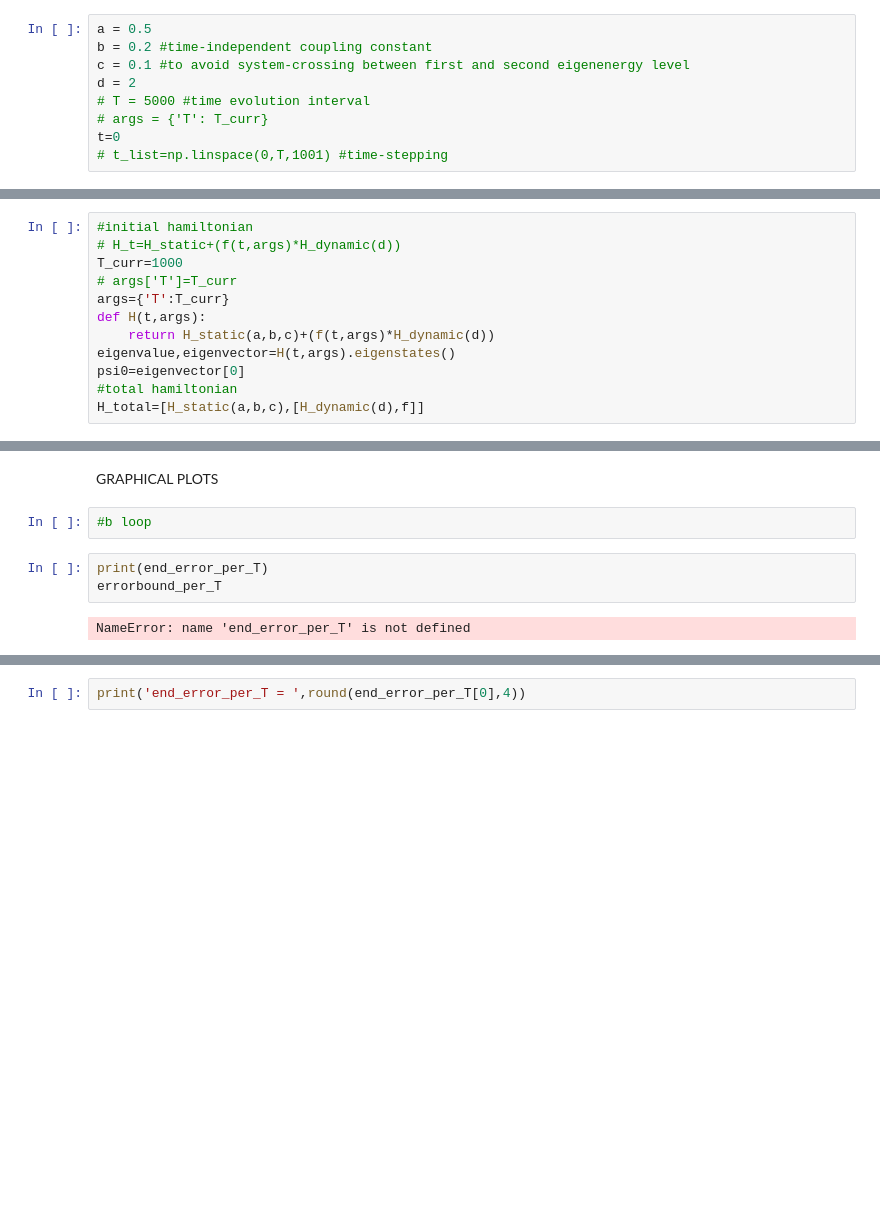
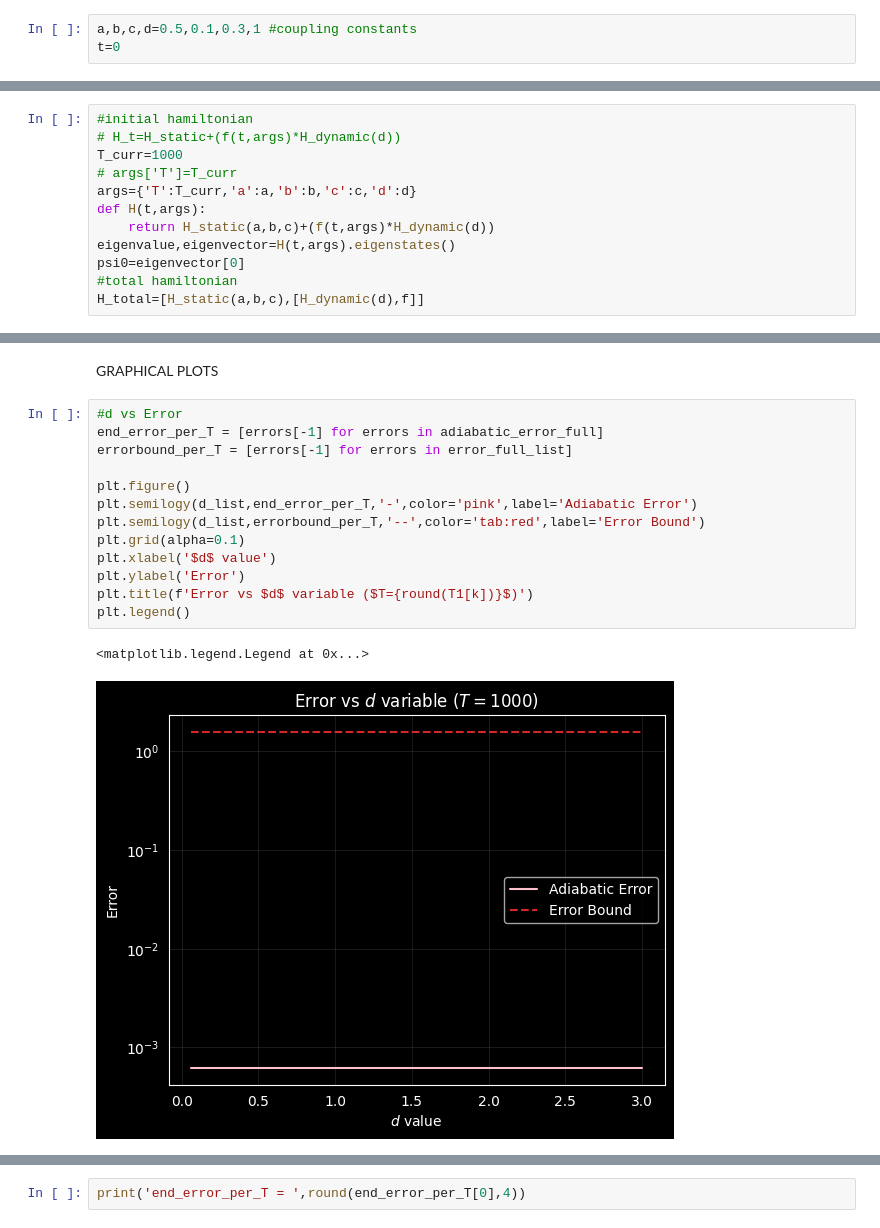
Before and after one commit to Usernotfoundoops/Adibatic_Quantum_Computing, a Jupyter notebook: Adiabatic Theorem Implementation (Muti.T) [t fix].ipynb, the cells around one changed output, grey strips where cells are left out. Saved outputs shown, nothing was run; the diff lists cells and outputs as text; blank space fills up the shorter version.

Commit message:
With variable d included to check the error dependence based on the highest energy level

```diff
--- a/Adiabatic Theorem Implementation (Muti.T) [t fix].ipynb
+++ b/Adiabatic Theorem Implementation (Muti.T) [t fix].ipynb
@@ -15,14 +13,8 @@ def f(t,args):
     T = args['T']
     return t/T #np.sin(np.pi * t / (2 * T))**2 #t/T
 # %%
-a = 0.5
-b = 0.2 #time-independent coupling constant
-c = 0.1 #to avoid system-crossing between first and second eigenenergy level
-d = 2
-# T = 5000 #time evolution interval
-# args = {'T': T_curr}
+a,b,c,d=0.5,0.1,0.3,1 #coupling constants
 t=0
-# t_list=np.linspace(0,T,1001) #time-stepping
 # %%
 #Static and Dynamic Hamiltonian
 def H_static(a,b,c):
@@ -37,7 +29,7 @@ def H_dynamic(d):
 # H_t=H_static+(f(t,args)*H_dynamic(d))
 T_curr=1000
 # args['T']=T_curr
-args={'T':T_curr}
+args={'T':T_curr,'a':a,'b':b,'c':c,'d':d}
 def H(t,args):
     return H_static(a,b,c)+(f(t,args)*H_dynamic(d))
 eigenvalue,eigenvector=H(t,args).eigenstates()
@@ -231,12 +295,21 @@ for T_curr in T1:
 # %% [markdown]
 GRAPHICAL PLOTS
 # %%
-#b loop
+#d vs Error
+end_error_per_T = [errors[-1] for errors in adiabatic_error_full]
+errorbound_per_T = [errors[-1] for errors in error_full_list]
+
+plt.figure()
+plt.semilogy(d_list,end_error_per_T,'-',color='pink',label='Adiabatic Error')
+plt.semilogy(d_list,errorbound_per_T,'--',color='tab:red',label='Error Bound')
+plt.grid(alpha=0.1)
+plt.xlabel('$d$ value')
+plt.ylabel('Error')
+plt.title(f'Error vs $d$ variable ($T={round(T1[k])}$)')
+plt.legend()
+# %% [output]
+<matplotlib.legend.Legend at 0x...>
+[figure, added]
-# %%
-print(end_error_per_T)
-errorbound_per_T
-# %% [output]
-NameError: name 'end_error_per_T' is not defined
 # %%
 # max_errors_per_T = [max(errors) for errors in transition_probability_full]
 # max_errorbound_per_T = [max(errors) for errors in error_full_list]
```
Also changed, not shown: parts of 8 cells of this notebook.
